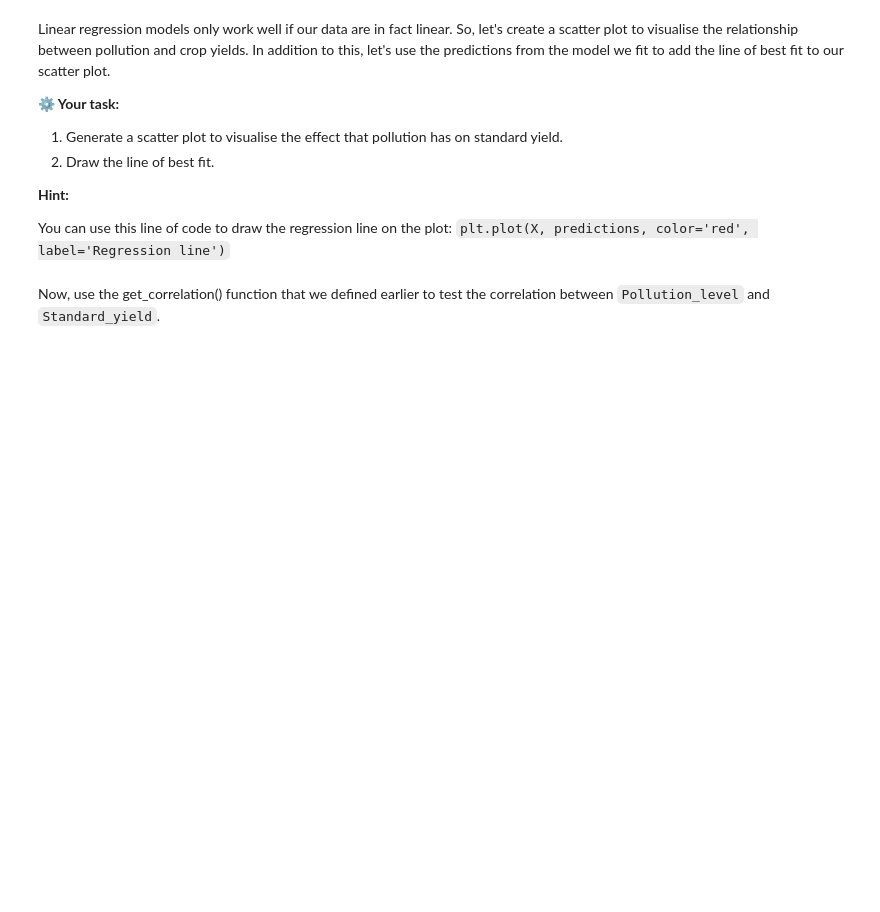
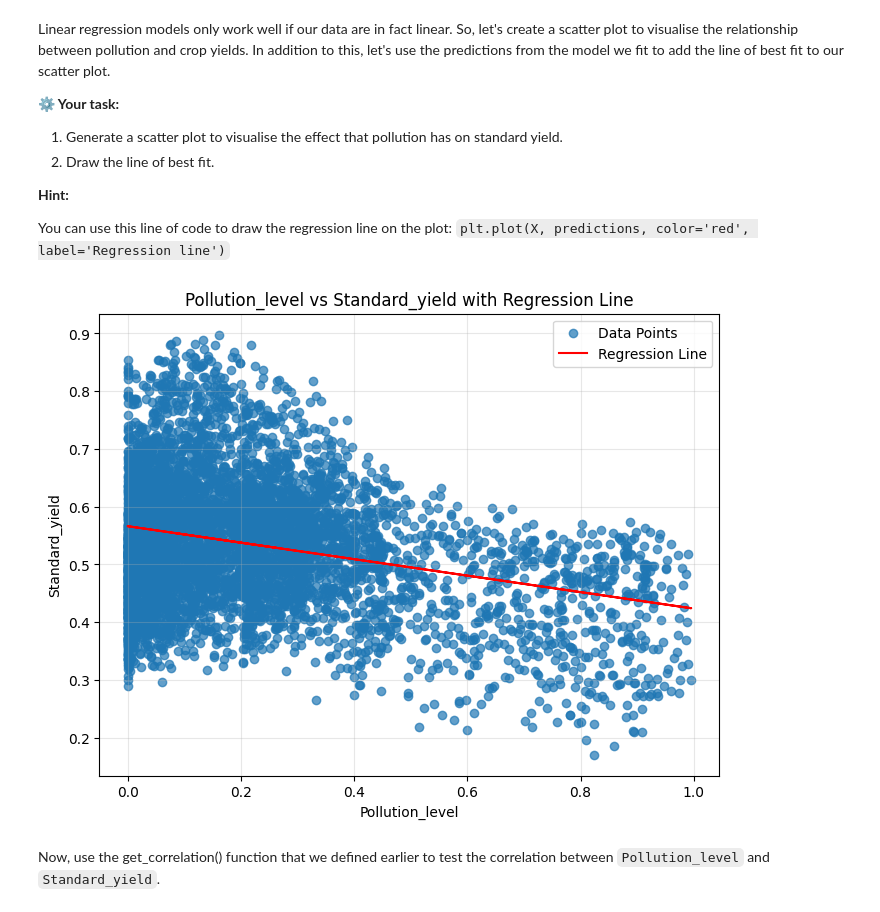
Before and after one commit to AbelSileshie/Data-Science-ALX, a Jupyter notebook: Machine-Learning/Linear-regression/Model-Performance/Linear_regression_Code_challenge_student.ipynb, the cells around one changed output. Drawn from its saved outputs; the diff is of its cells as text; code cells hidden in the pictures; blank space fills up the shorter version.

```diff
--- a/Machine-Learning/Linear-regression/Model-Performance/Linear_regression_Code_challenge_student.ipynb
+++ b/Machine-Learning/Linear-regression/Model-Performance/Linear_regression_Code_challenge_student.ipynb
@@ -332,8 +330,19 @@ You can use this line of code to draw the regression line on the plot:
 # %%
 X = dataset[['Pollution_level']]
 y = dataset['Standard_yield']
 
 # Add code to draw the scatter plot and the regression line
+plt.figure(figsize=(8, 6))
+plt.scatter(X, y, alpha=0.7, label='Data Points')
+plt.plot(X, predictions, color='red', label='Regression Line')
+plt.xlabel('Pollution_level')
+plt.ylabel('Standard_yield')
+plt.title('Pollution_level vs Standard_yield with Regression Line')
+plt.legend()
+plt.grid(True, alpha=0.3)
+plt.show()
+# %% [output]
+[figure, added]
 # %% [markdown]
 Now, use the get_correlation() function that we defined earlier to test the correlation between `Pollution_level` and `Standard_yield`.
 # %%
```
Also changed, not shown: parts of 16 cells of this notebook.
